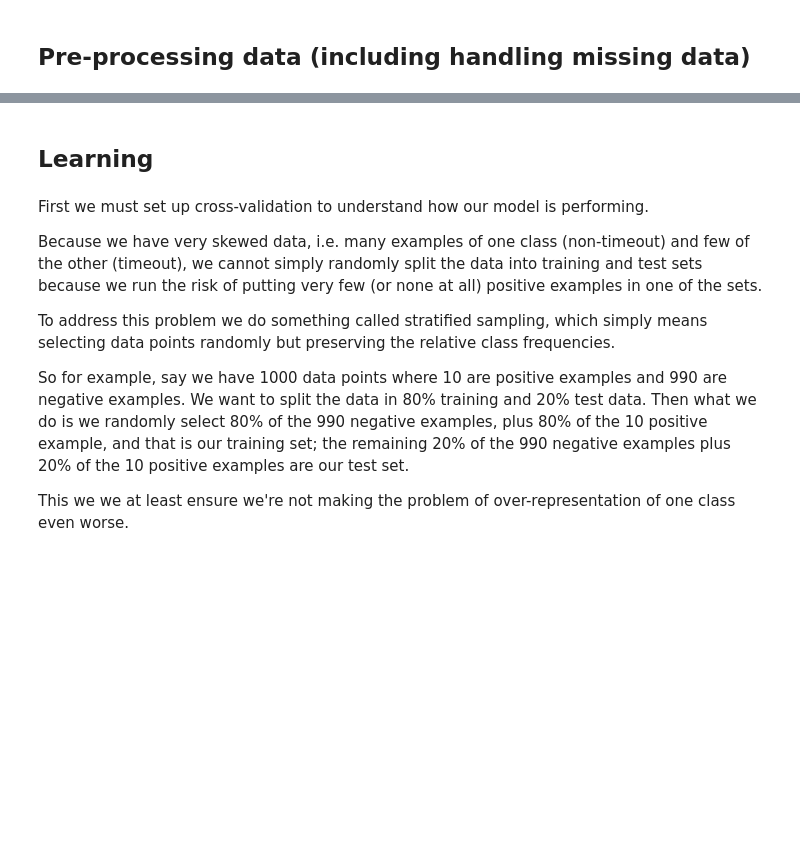
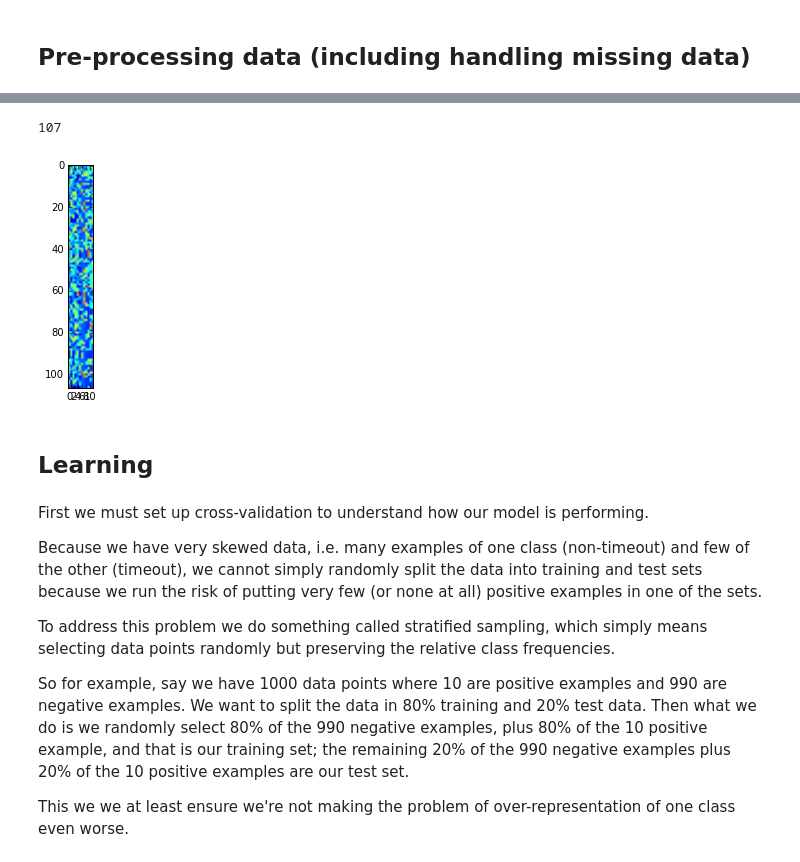
Before and after one commit to joaopcoelho/tiles, a Jupyter notebook: tiles.ipynb, the cells around one changed output, grey strips where cells are left out. Drawn from its saved outputs; the diff is of its cells as text; code cells hidden in the pictures; blank space fills up the shorter version.

Commit message:
Notebook now running from start to end. moved functions to tilestools. still needs refactoring for oversampling part

```diff
--- a/tiles.ipynb
+++ b/tiles.ipynb
@@ -44,7 +45,7 @@ from tilestools import get_gameID
 games = []
 season = 2015
 typ = 'R'
-total_games = 100
+total_games = 10
 
 for num in range(1,total_games):
     gameid = get_gameID(season, typ, num)
@@ -97,6 +127,7 @@ master_X = np.ones((1,len(features)-2)) # -2 because of timeouts, which we don't
 master_y = np.ones(1)
 
 # iterate over all games, which are stored in a list of dataframes
+from tilestools import build_df_events, build_cumulative_data
 
 j=0
 for df_raw in df_raw_list:
@@ -127,7 +158,7 @@ for df_raw in df_raw_list:
 
     df_events = build_df_events(df, features)
 
-    X, y = build_data(df_events)
+    X, y = build_cumulative_data(df_events, window_size=20)
 
 
 
@@ -285,12 +198,15 @@ plt.imshow(X[idx])
 # %%
 ## Visualize X when it's a timeout event
 
 idx = y==1
 plt.imshow(X[idx])
 
+sum(idx)
+
 # need more timeouts! this should show some structure!!!!!
-
-X[y==1]
+# %% [output]
+107
+[figure, added]
 # %% [markdown]
 ## Learning
 # %% [markdown]
```
Also changed, not shown: parts of 19 cells of this notebook, 1 other file.
